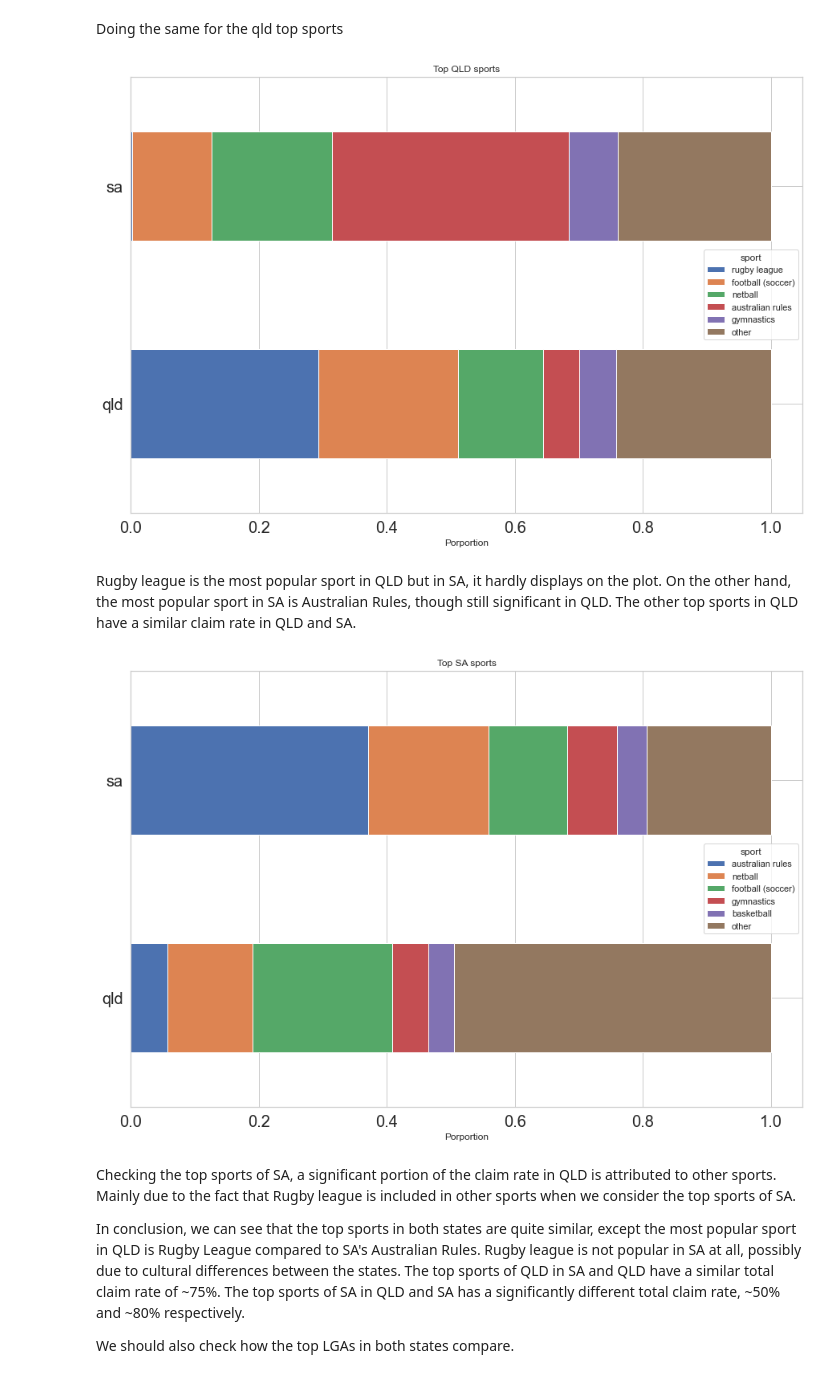
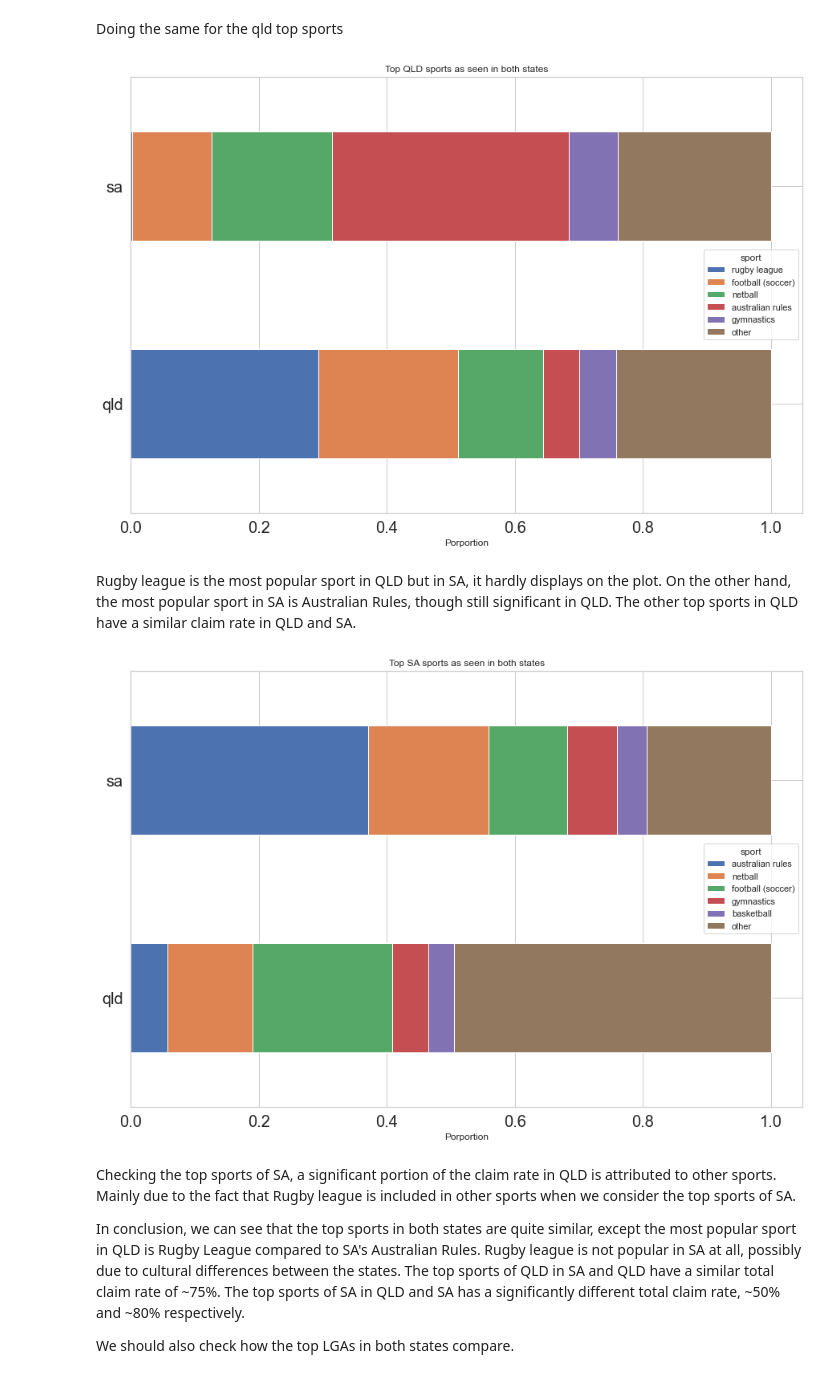
Before and after one commit to MQCOMP2200-S2-2021/Data-Science-Labs, a Jupyter notebook: Portfolio 2 - Christopher Rudolph.ipynb, the cells around one changed output. Cells and saved outputs as stored; diff of their text form; code cells hidden in the pictures.

```diff
--- a/Portfolio 2 - Christopher Rudolph.ipynb
+++ b/Portfolio 2 - Christopher Rudolph.ipynb
@@ -1413,20 +1458,20 @@ qldOthersports_sa = saSportsClean.loc[:, ~saSportsClean.columns.isin(topSports_q
 # %%
 sportClaim_qldSports['other'] = [qldOthersports_qld,  qldOthersports_sa]
 # %%
-ax1= sportClaim_qldSports.plot(kind='barh',stacked= True, title='Top QLD sports', fontsize= 20)
+ax1= sportClaim_qldSports.plot(kind='barh',stacked= True, title='Top QLD sports as seen in both states', fontsize= 20)
 plt.xlabel('Porportion')
 plt.show()
 # %% [output]
-[figure, old version]
+[figure, new version]
 # %% [markdown]
 Rugby league is the most popular sport in QLD but in SA, it hardly displays on the plot. On the other hand, the most popular sport in SA is Australian Rules, though still significant in QLD. The other top sports in QLD have a similar claim rate in QLD and SA.
 # %%
-ax2 = sportClaim_saSports.plot(kind='barh',stacked= True, title='Top SA sports', fontsize= 20)
+ax2 = sportClaim_saSports.plot(kind='barh',stacked= True, title='Top SA sports as seen in both states', fontsize= 20)
 plt.xlabel('Porportion')
 
 plt.show()
 # %% [output]
-[figure, old version]
+[figure, new version]
 # %% [markdown]
 Checking the top sports of SA, a significant portion of the claim rate in QLD is attributed to other sports. Mainly due to the fact that Rugby league is included in other sports when we consider the top sports of SA.
 
```
Also changed, not shown: parts of 56 cells of this notebook, 1 other file.
